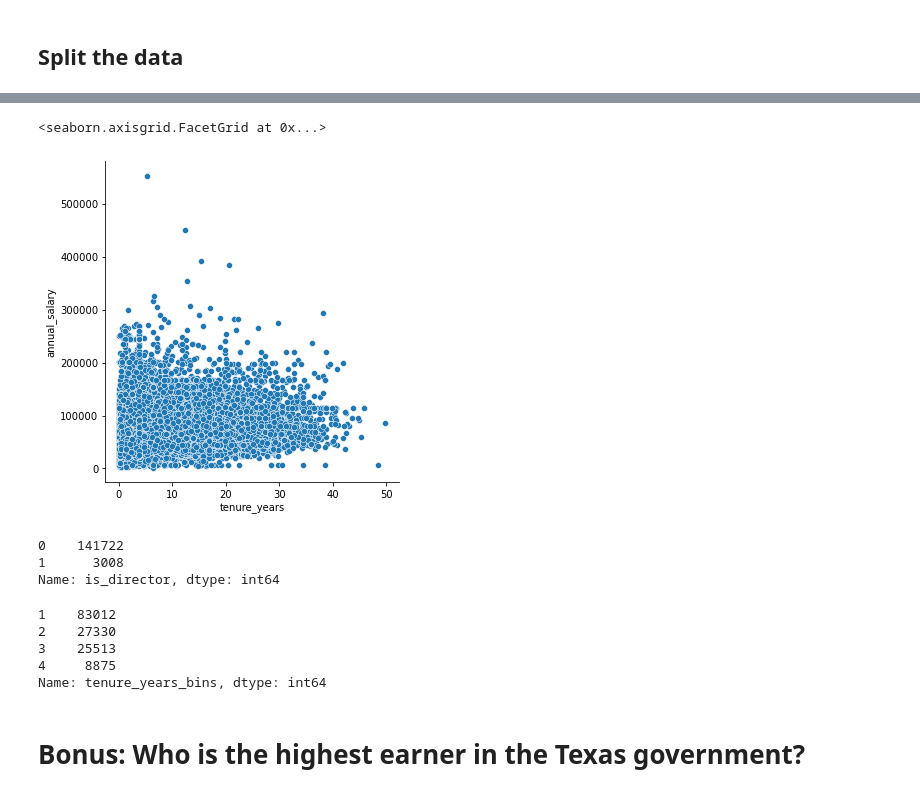
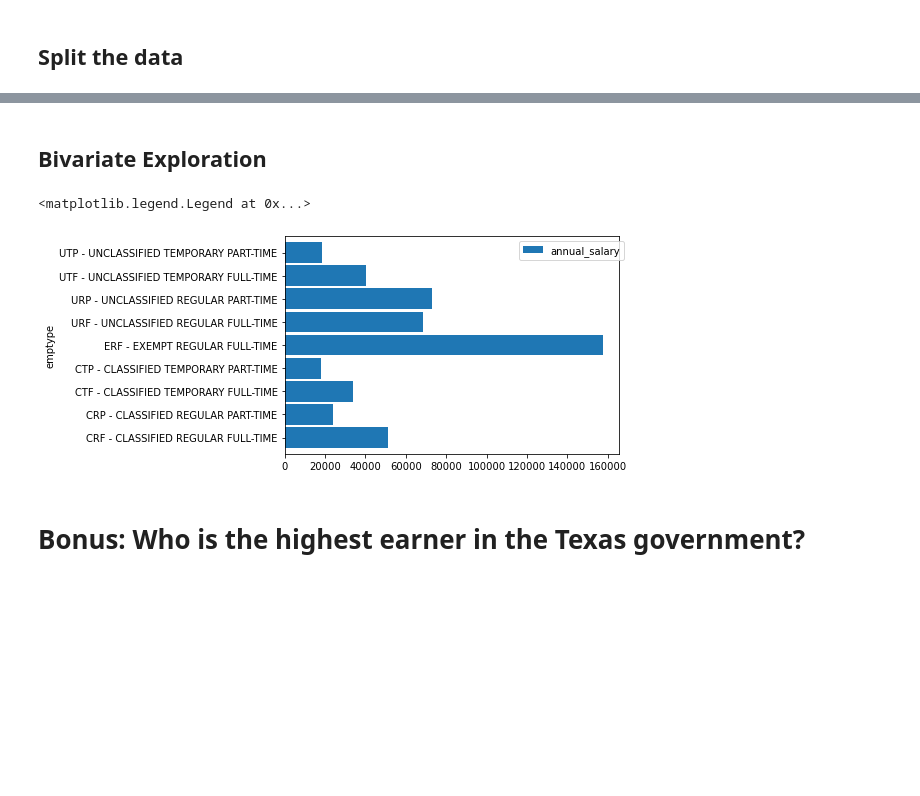
Before and after one commit to Texas-Government-Employee-Salaries/Predicting-Salaries, a Jupyter notebook: cm_notebook.ipynb, the cells around one changed output, grey strips where cells are left out. Cells and saved outputs as stored; diff of their text form; code cells hidden in the pictures; blank space fills up the shorter version.

```diff
--- a/cm_notebook.ipynb
+++ b/cm_notebook.ipynb
@@ -171,19 +168,0 @@ sample_df = train.sample(1000)
-# %%
-sns.relplot(x='tenure_years', y='annual_salary', data=train)
-# %% [output]
-<seaborn.axisgrid.FacetGrid at 0x...>
-[figure, removed]
-# %%
-df.is_director.value_counts()
-# %% [output]
-0    141722
-1      3008
-Name: is_director, dtype: int64
-# %%
-df.tenure_years_bins.value_counts()
-# %% [output]
-1    83012
-2    27330
-3    25513
-4     8875
-Name: tenure_years_bins, dtype: int64
@@ -190,3 +172,11 @@ Name: tenure_years_bins, dtype: int64
+# %% [markdown]
+## Bivariate Exploration
+# %%
+pd.pivot_table(train, values='annual_salary', index='emptype').plot.barh(width=0.9)
+plt.legend(bbox_to_anchor=(1.03, 1))
+# %% [output]
+<matplotlib.legend.Legend at 0x...>
+[figure, added]
 # %% [markdown]
 # Bonus: Who is the highest earner in the Texas government?
 # %%
```
Also changed, not shown: parts of 10 cells of this notebook, 2 other files.
